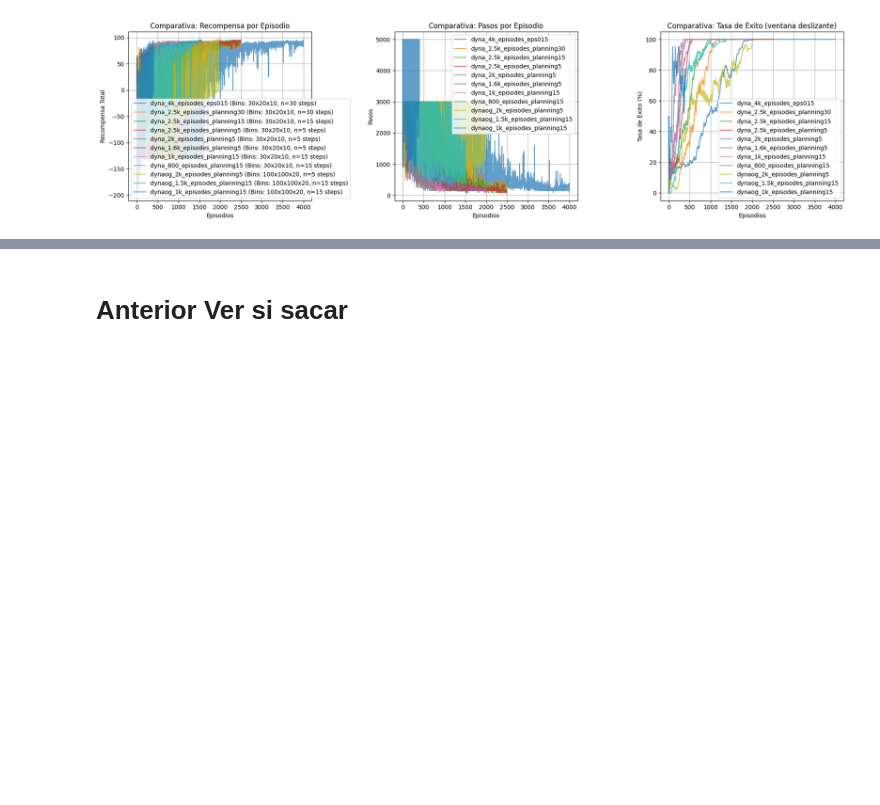
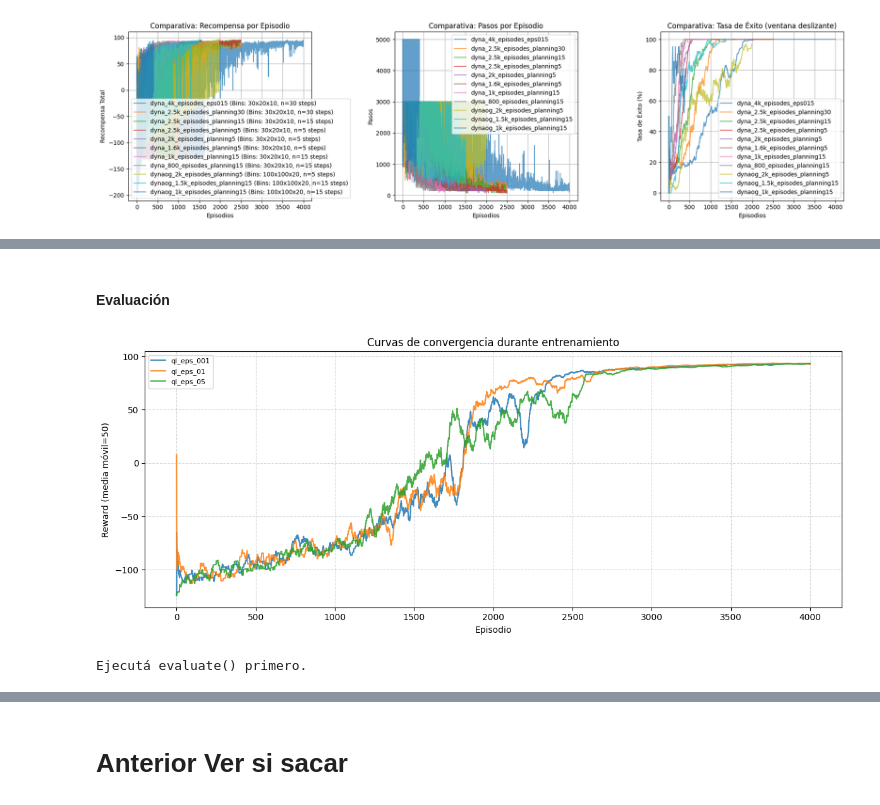
Before and after one commit to Martinabz/Obligatorio-IA-Abzaradel-Olaso-282958-281981-, a Jupyter notebook: Obligatorio Marzo 2026/MountainCarContinuous/continuous_mountain_car.ipynb, the cells around one changed output, grey strips where cells are left out. Drawn from its saved outputs; the diff is of its cells as text; code cells hidden in the pictures; blank space fills up the shorter version.

```diff
--- a/Obligatorio Marzo 2026/MountainCarContinuous/continuous_mountain_car.ipynb
+++ b/Obligatorio Marzo 2026/MountainCarContinuous/continuous_mountain_car.ipynb
@@ -757,0 +860,7 @@ dyna_manager.plot_comparisons()
+# %% [markdown]
+#### Evaluación
+# %%
+ql_eval.plot_convergence_curves(run_ids=[id_qe1, id_qe2, id_qe3])
+# %% [output]
+[figure, added]
+Ejecutá evaluate() primero.
```
Also changed, not shown: parts of 51 cells of this notebook, 1 other file.
